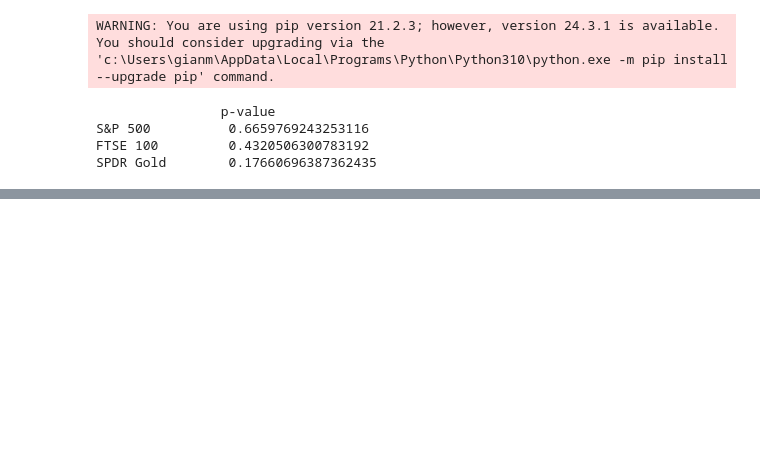
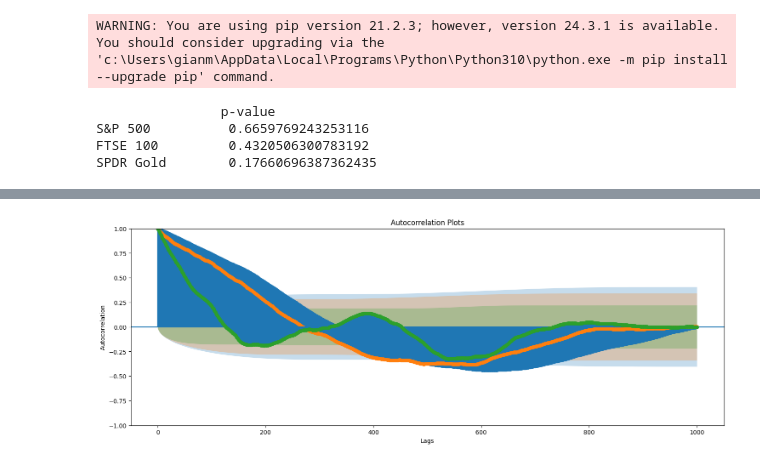
Before and after one commit to matsammut/ARI5122-Finance, a Jupyter notebook: A1Q1.ipynb, the cells around one changed output, grey strips where cells are left out. Cells and saved outputs as stored; diff of their text form; code cells hidden in the pictures; blank space fills up the shorter version.

```diff
--- a/A1Q1.ipynb
+++ b/A1Q1.ipynb
@@ -182,0 +175,12 @@ for plots in series:
+# %%
+from statsmodels.graphics.tsaplots import plot_acf
+fig, ax = plt.subplots(1,figsize=(18, 6))
+for plots in series:
+    plot_acf(plots[1], lags=1000, ax=ax, alpha=0.5,label=plots[0])
+
+ax.set_title("Autocorrelation Plots")
+ax.set_xlabel("Lags")
+ax.set_ylabel("Autocorrelation")
+plt.show()
+# %% [output]
+[figure, added]
```
Also changed, not shown: parts of 11 cells of this notebook, 2 other files.
